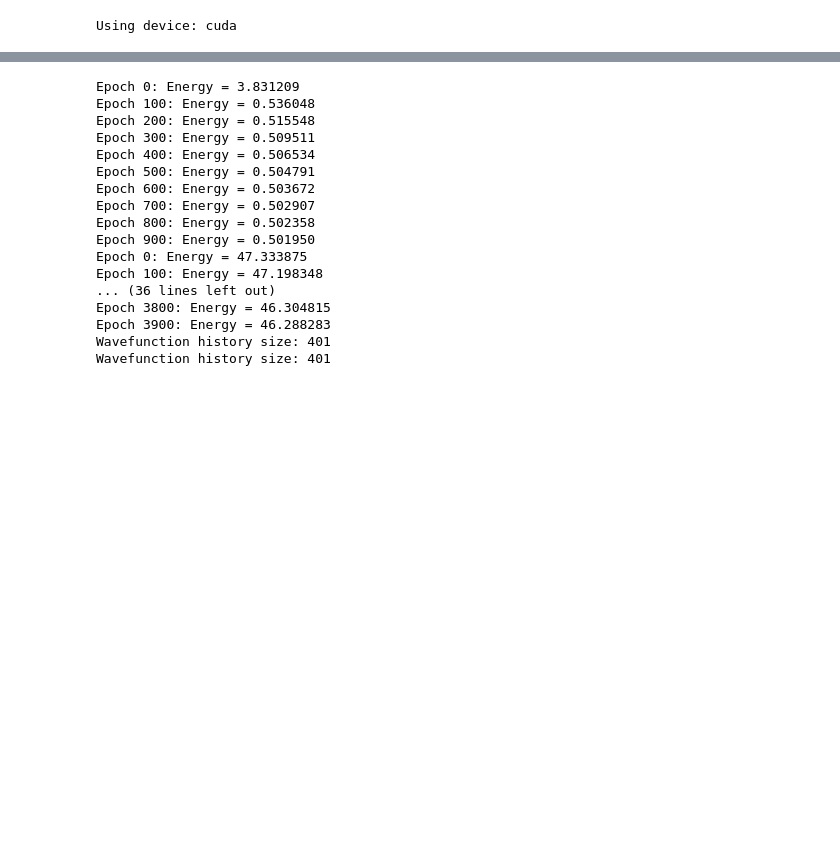
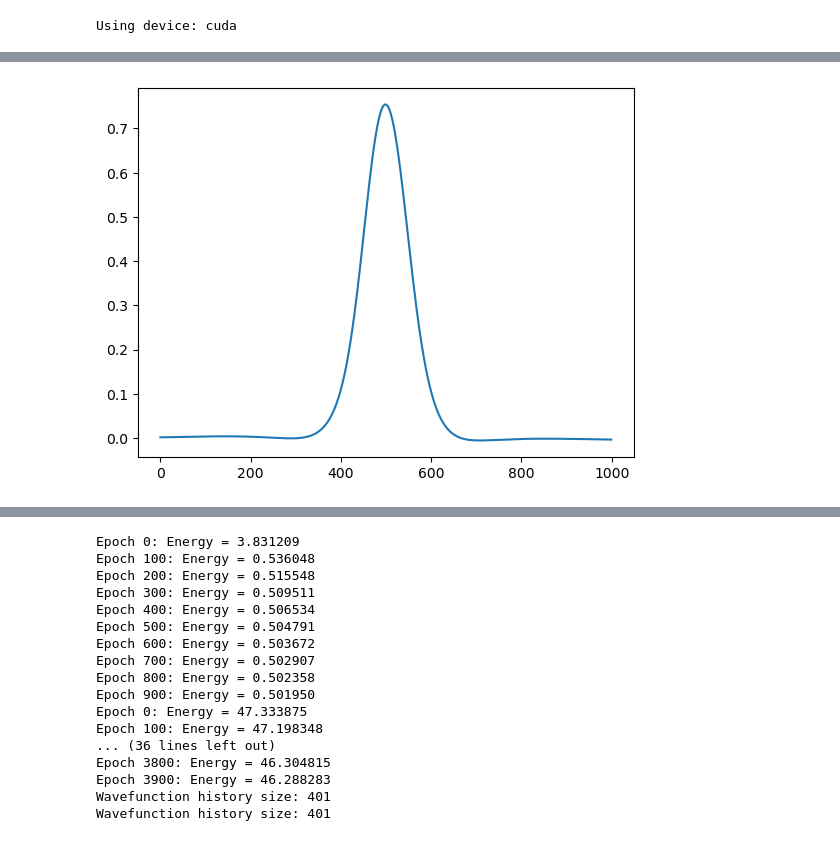
Before and after one commit to pfargas/1D-Variational-RBM, a Jupyter notebook: python/torch_computations.ipynb, the cells around one changed output, grey strips where cells are left out. Drawn from its saved outputs; the diff is of its cells as text; code cells hidden in the pictures; blank space fills up the shorter version.

Commit message:
more excited states

```diff
--- a/python/torch_computations.ipynb
+++ b/python/torch_computations.ipynb
@@ -10,3 +10,11 @@ import matplotlib.animation as animation
 from torch_wavefunction import *
 # %% [output]
 Using device: cuda
+# %%
+class WavefunctionResults:
+    def __init__(self):
+        self.wavefunctions = []
+        self.convergence_energies = []
+        self.final_wavefunctions = []
+        self.final_energies = []
+        self.torch_wavefunctions = []
@@ -12,0 +68,84 @@ Using device: cuda
+# %%
+x_train = torch.linspace(-10, 10, 1000, dtype=torch.float32, device=device).view(-1, 1)
+x_train.requires_grad = True
+results = WavefunctionResults()
+
+callback_kwargs_0 = {
+    "patience": 250,
+    "min_delta": 1e-5,
+    }
+train_kwargs_0 = {
+    "lr": 0.001,
+    "epochs": 1000,
+    "save_wavefunction_history": True,
+    # "save_energy_history": True,
+    "previous_wavefunctions": None,
+    }
+
+options_0 = {
+    "callback": callback_kwargs_0,
+    "train": train_kwargs_0,
+    }
+
+train_single_state(results, x_train, layout=[1,60,60,1], **options_0)
+
+plt.plot(results.final_wavefunctions[0])
+
+callback_kwargs_1 = {
+    "patience": 300,
+    "min_delta": 1e-4,
+    }
+
+train_kwargs_1 = {
+    "lr": 0.001,
+    "epochs": 10_000,
+    "save_wavefunction_history": True,
+    # "save_energy_history": True,
+    "previous_wavefunctions": results.torch_wavefunctions,
+    }
+options_1 = {
+    "callback": callback_kwargs_1,
+    "train": train_kwargs_1,
+    }
+
+train_single_state(results, x_train, layout=[1,80,80,80,1], **options_1)
+
+callback_kwargs_2 = {
+    "patience": 400,
+    "min_delta": 1e-4,
+    }
+
+train_kwargs_2 = {
+    "lr": 0.001,
+    "epochs": 10_000,
+    "save_wavefunction_history": True,
+    # "save_energy_history": True,
+    "previous_wavefunctions": results.torch_wavefunctions,
+    }
+
+options_2 = {
+    "callback": callback_kwargs_2,
+    "train": train_kwargs_2,
+    }
+train_single_state(results, x_train, layout=[1,80,80,80,1], **options_2)
+
+callback_kwargs_3 = {
+    "patience": 500,
+    "min_delta": 1e-4,
+    }
+
+train_kwargs_3 = {
+    "lr": 0.001,
+    "epochs": 10_000,
+    "save_wavefunction_history": True,
+    # "save_energy_history": True,
+    "previous_wavefunctions": results.torch_wavefunctions,
+    }
+
+options_3 = {
+    "callback": callback_kwargs_3,
+    "train": train_kwargs_3,
+    }
+
+train_single_state(results, x_train, layout=[1,80,80,80,80,1], **options_3);
+# %% [output]
@@ -12,0 +169 @@ Using device: cuda
+[figure, added]
```
Also changed, not shown: parts of 10 cells of this notebook, 5 other files.
